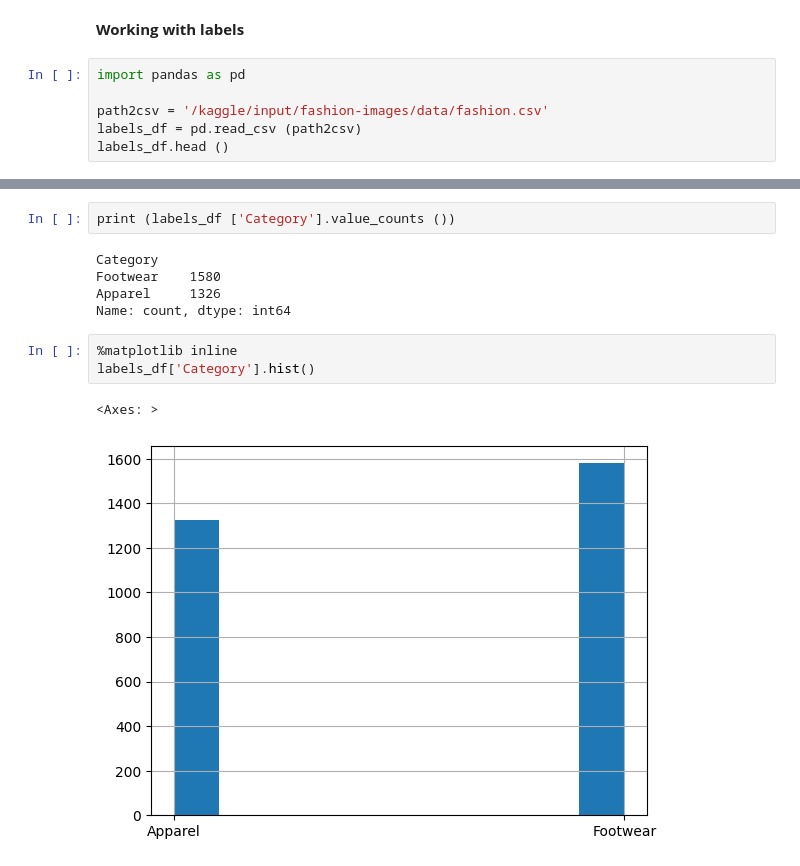
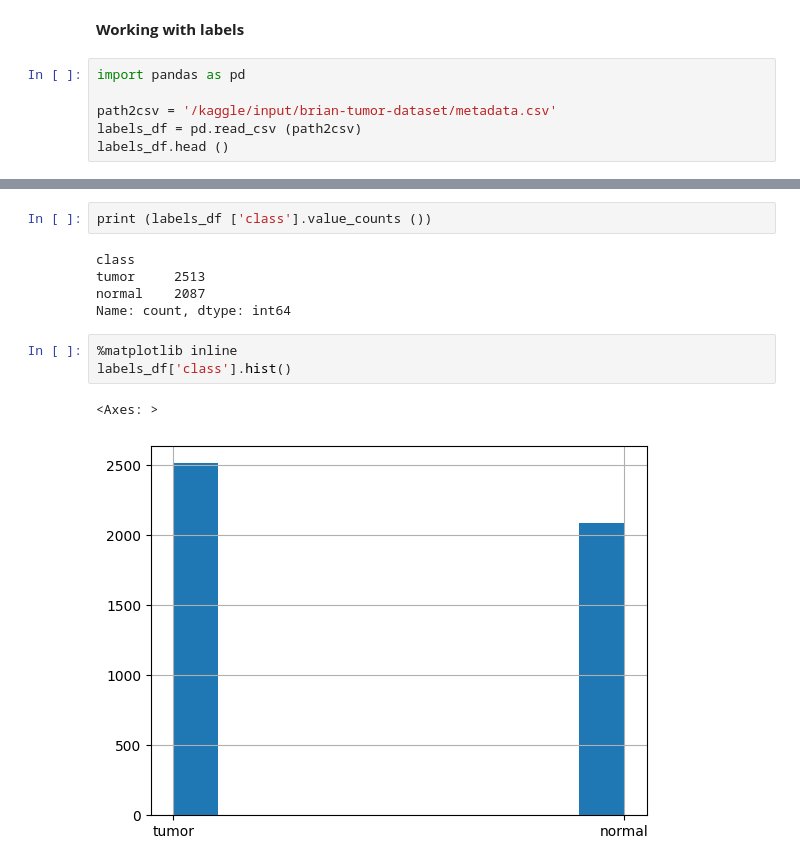
Before and after one commit to AleksandrMorozov123/Computer-vision-with-PyTorch, a Jupyter notebook: computer-vision-with-pytorch.ipynb, the cells around one changed output, grey strips where cells are left out. Cells and saved outputs as stored; diff of their text form.

Commit message:
Kaggle Notebook | Computer vision with PyTorch | Version 7

```diff
--- a/computer-vision-with-pytorch.ipynb
+++ b/computer-vision-with-pytorch.ipynb
@@ -462,7 +462,7 @@ epoch: 4, train loss: 0.277306, val_loss: 0.360590, accuracy: 87.50
 # %%
 import pandas as pd
 
-path2csv = '/kaggle/input/fashion-images/data/fashion.csv'
+path2csv = '/kaggle/input/brian-tumor-dataset/metadata.csv'
 labels_df = pd.read_csv (path2csv)
 labels_df.head ()
 # %% [output]
@@ -475,16 +475,16 @@ labels_df.head ()
 # %%
-print (labels_df ['Category'].value_counts ())
+print (labels_df ['class'].value_counts ())
 # %% [output]
-Category
-Footwear    1580
-Apparel     1326
+class
+tumor     2513
+normal    2087
 Name: count, dtype: int64
 # %%
 %matplotlib inline
-labels_df['Category'].hist()
+labels_df['class'].hist()
 # %% [output]
 <Axes: >
-[figure, old version]
+[figure, new version]
 # %%
 import matplotlib.pylab as plt
 from PIL import Image, ImageDraw
```
Also changed, not shown: parts of 6 cells of this notebook.
